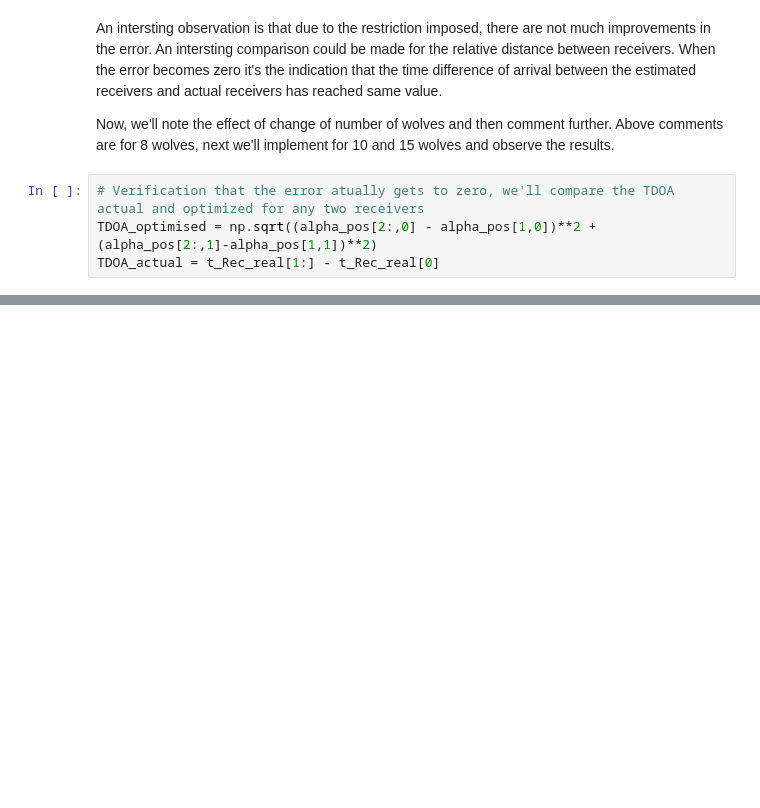
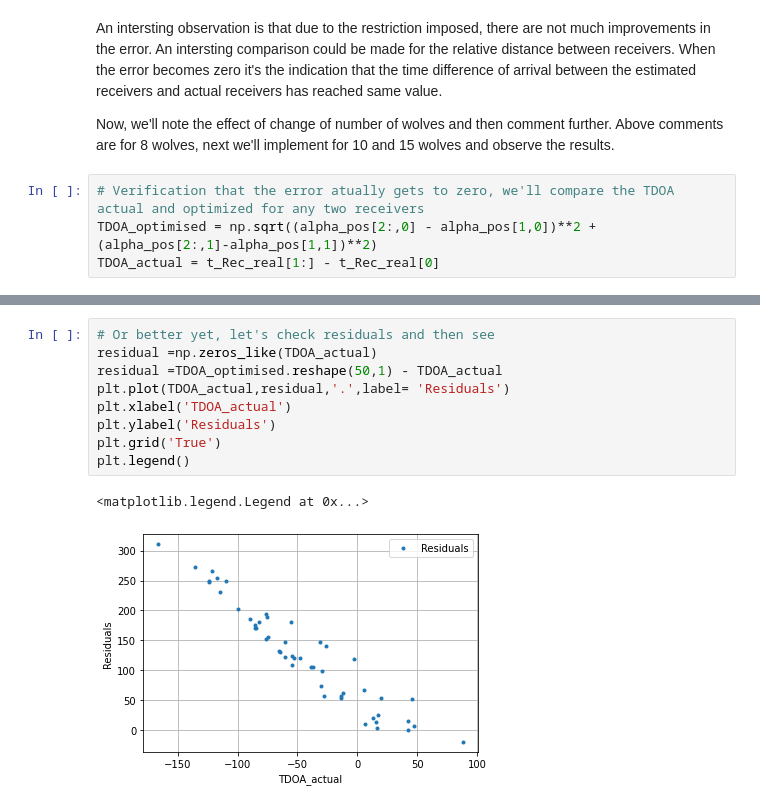
Before and after one commit to Student-Satellite-IITB/GLEE, a Jupyter notebook: Optimization/Grey_wolf_optimization.ipynb, the cells around one changed output, grey strips where cells are left out. Drawn from its saved outputs; the diff is of its cells as text; blank space fills up the shorter version.

```diff
--- a/Optimization/Grey_wolf_optimization.ipynb
+++ b/Optimization/Grey_wolf_optimization.ipynb
@@ -328,3 +330,15 @@ Text(0.5, 1.0, 'Comparing TDOA for verification')
+# %%
+# Or better yet, let's check residuals and then see
+residual =np.zeros_like(TDOA_actual)
+residual =TDOA_optimised.reshape(50,1) - TDOA_actual
+plt.plot(TDOA_actual,residual,'.',label= 'Residuals')
+plt.xlabel('TDOA_actual')
+plt.ylabel('Residuals')
+plt.grid('True')
+plt.legend()
+# %% [output]
+<matplotlib.legend.Legend at 0x...>
+[figure, added]
 # %%
 # checking the final alpha fitness value
 print(alpha_fitness)
```
Also changed, not shown: parts of 22 cells of this notebook.
